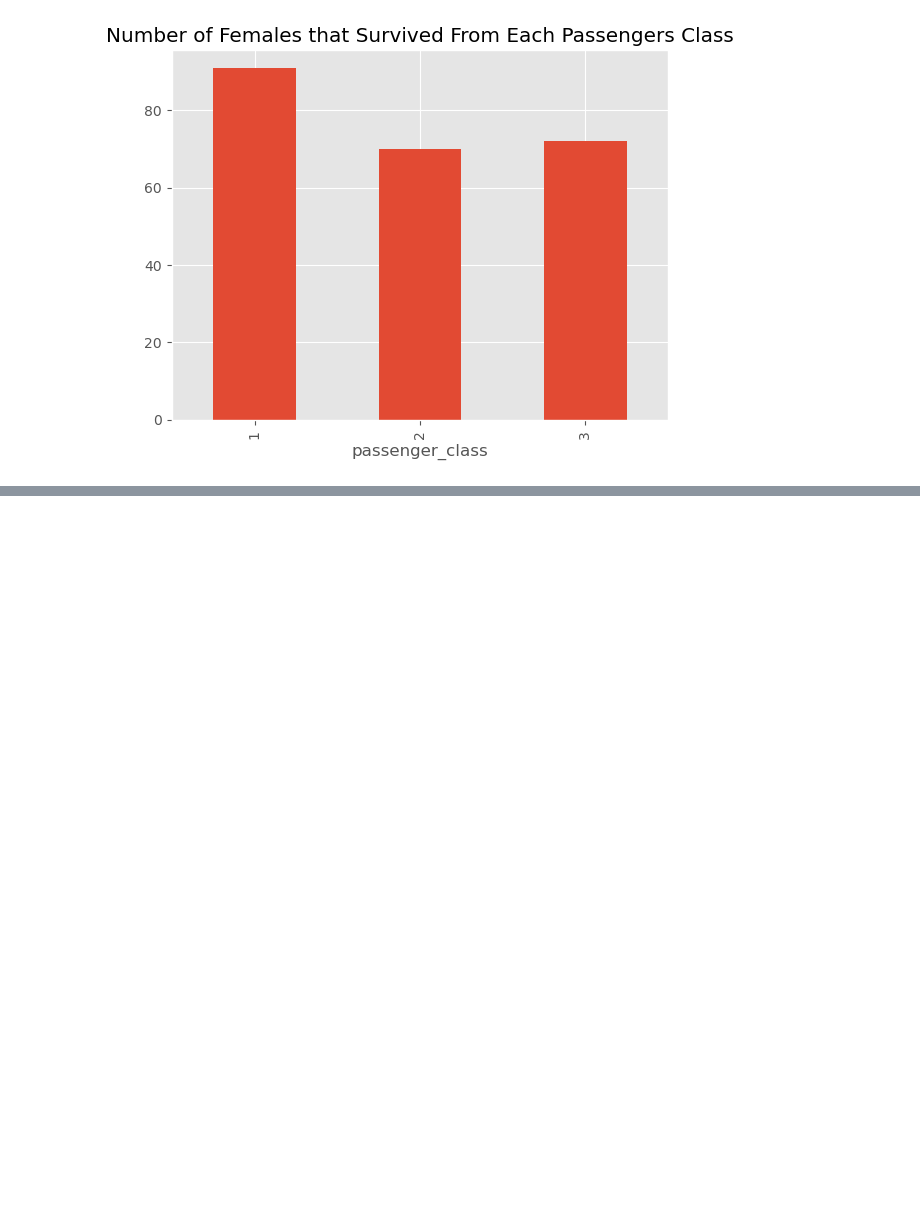
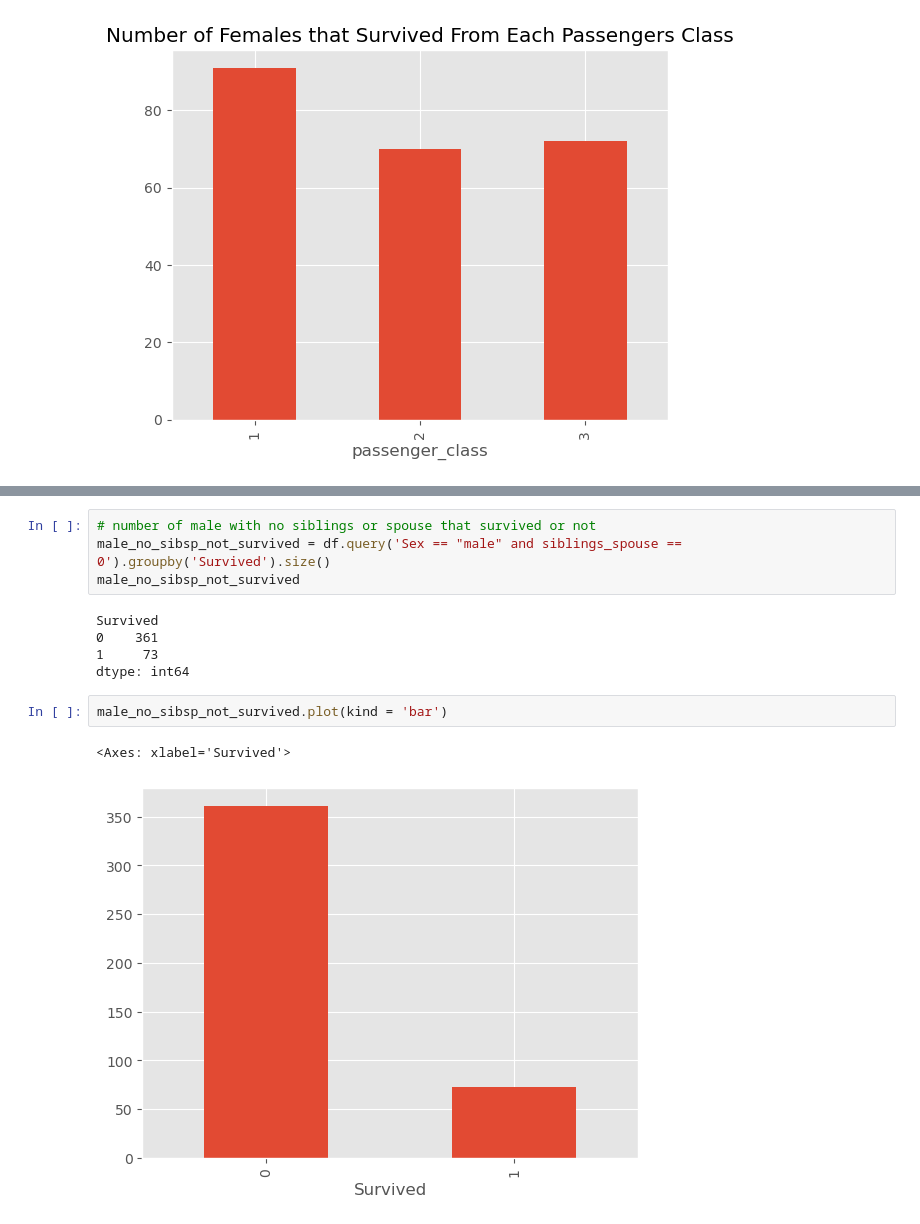
Before and after one commit to alexanderchosen/eda_with_python, a Jupyter notebook: Titanic_dataset_eda/titanic.ipynb, the cells around one changed output, grey strips where cells are left out. Saved outputs shown, nothing was run; the diff lists cells and outputs as text; blank space fills up the shorter version.

```diff
--- a/Titanic_dataset_eda/titanic.ipynb
+++ b/Titanic_dataset_eda/titanic.ipynb
@@ -567,0 +590,14 @@ df.query('Sex == "female" and Survived == 1').groupby('passenger_class').size().
+# %%
+# number of male with no siblings or spouse that survived or not
+male_no_sibsp_not_survived = df.query('Sex == "male" and siblings_spouse == 0').groupby('Survived').size()
+male_no_sibsp_not_survived
+# %% [output]
+Survived
+0    361
+1     73
+dtype: int64
+# %%
+male_no_sibsp_not_survived.plot(kind = 'bar')
+# %% [output]
+<Axes: xlabel='Survived'>
+[figure, added]
```
Also changed, not shown: parts of 8 cells of this notebook.
